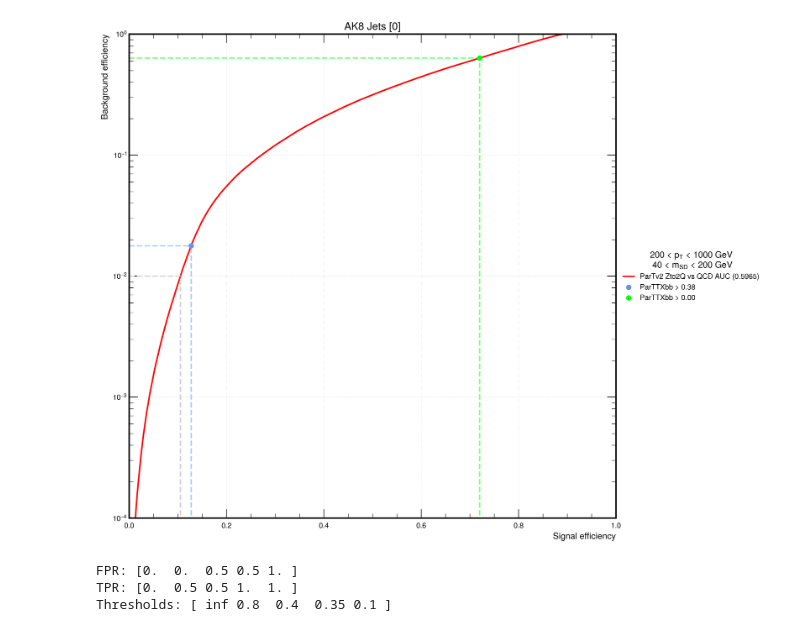
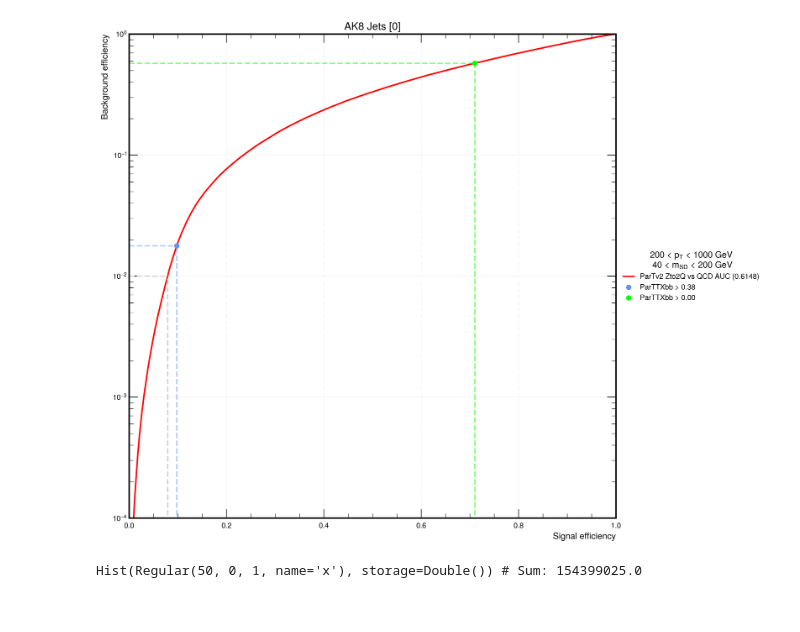
Before and after one commit to cmantill/hpt, a Jupyter notebook: ROC_curves.ipynb, the cells around one changed output. Drawn from its saved outputs; the diff is of its cells as text; code cells hidden in the pictures.

```diff
--- a/ROC_curves.ipynb
+++ b/ROC_curves.ipynb
@@ -158,14 +158,20 @@ load_columns = [
     ('ak8FatJetParTPQCD2HF', 1),
     ('ak8FatJetParTPQCD0HF', 1),
     ('ak8FatJetParTPXbb', 1),
-    ('ak8FatJetParTPXcc', 1),
-    ('ak8FatJetParTPXcs', 1),
-    ('ak8FatJetParTPXgg', 1),
-    ('ak8FatJetParTPXqq', 1),
+    #('ak8FatJetParTPXcc', 1),
+    #('ak8FatJetParTPXcs', 1),
+    #('ak8FatJetParTPXgg', 1),
+    #('ak8FatJetParTPXqq', 1),
 ]
 
-load_V = load_columns + [("bbFatJetVMatch", 1)]
-load_H = load_columns + [("bbFatJetHiggsMatch", 1)]
+load_V = load_columns + [
+    ("bbFatJetVMatch", 1),
+    ("GenVis_bb", 1),
+    ]
+load_H = load_columns + [
+    ("bbFatJetHiggsMatch", 1),
+    ("bbFatJetNumBMatchedH1", 1),
+    ]
 # %%
 signal = "Zto2Q"
 background = "QCD"
@@ -175,6 +181,8 @@ discriminator = f"{jet_collection}{discriminator_name}"
 pt_cut = [200, 1000]
 msd_cut = [40, 200]
 mreg_cut = None
+match = True
+jet_index = 0
 
 events_dict = {
     signal: {},
@@ -196,9 +204,9 @@ for which in [signal, background]:
                         [sample],  # List containing a single sample
                         year,
                         columns=utils.format_columns(
-                            load_V if which in {"Zto2Q", "Wto2Q"} else load_columns
-                    ),
-                )
+                            load_V if which in {"Zto2Q", "Wto2Q"} else load_H if which=="higgs" else load_columns
+                        ),
+                    )
                 }
 
             except KeyError as e:
@@ -330,7 +335,7 @@ def get_roc(
                 for key, events in events_dict.items()
             }
         y_true_i, scores_i, weights_i = get_roc_inputs(
-            events_dict_masked, jet_collection, discriminator_name, jet_index
+            events_dict_masked, jet_collection, discriminator_name, jet_index, match
         )
         y_true_arr.append(y_true_i)
         scores_arr.append(scores_i)
@@ -444,42 +496,45 @@ for jet_indices in jets:
 NaN values found in scores.
 # %%
+# thresholds on the discriminator, used to search for signal efficiency
+plot_thresholds = {
+    "ParTTXbb": [0.38],
+}
+# find what the threshold should be to achieve this signal efficiency
+find_from_sigeff = {
+    "ParTTXbb": [0.71],
+}
+
 plotting.multiROCCurveGrey(
     {"bb": rocs},
     # sig_effs=[0.6],
     sig_effs=[],
     bkg_effs=[0.01],
     xlim=[0, 1.0],
     ylim=[1e-4, 1],
     show=True,
     plot_dir=Path(plot_dir),
     name=f"{jet_collection}{jet_coll_pnet}ROC{''.join(str(x) for x in jet_indices)}_{cut_str}_{signal}_{background}",
     title=(
         f"AK8 Jets {jet_indices}"
         if jet_collection == "ak8FatJet"
         else f"bb Jets {jet_indices}"
     ),
     legtitle=legtitle,
     plot_thresholds=plot_thresholds,
     find_from_sigeff=find_from_sigeff,
 )
 # %% [output]
-[figure, old version]
+[figure, new version]
-# %%
-from sklearn.metrics import roc_curve
-
-# Ground truth labels (1 = positive, 0 = negative)
-y_true = [0, 0, 1, 1]
-
-# Predicted probabilities for the positive class
-y_score = [0.1, 0.4, 0.35, 0.8]
-
-# Compute FPR, TPR, and thresholds
-fpr, tpr, thresholds = roc_curve(y_true, y_score)
-
-print("FPR:", fpr)
-print("TPR:", tpr)
-print("Thresholds:", thresholds)
-# %% [output]
-FPR: [0.  0.  0.5 0.5 1. ]
-TPR: [0.  0.5 0.5 1.  1. ]
-Thresholds: [ inf 0.8  0.4  0.35 0.1 ]
+# %%
+sc = hist.Hist.new.Reg(50, 0, 1, name="x").Double()
+bk = hist.Hist.new.Reg(50, 0, 1, name="x").Double()
+
+
+sig_dict = events_dict[signal][discriminator]
+
+bk_dict = events_dict[background][discriminator]
+
+sc.fill(x=sig_dict)
+bk.fill(x=bk_dict)
+# %% [output]
+Hist(Regular(50, 0, 1, name='x'), storage=Double()) # Sum: 154399025.0
```
Also changed, not shown: parts of 8 cells of this notebook, 1 other file.
